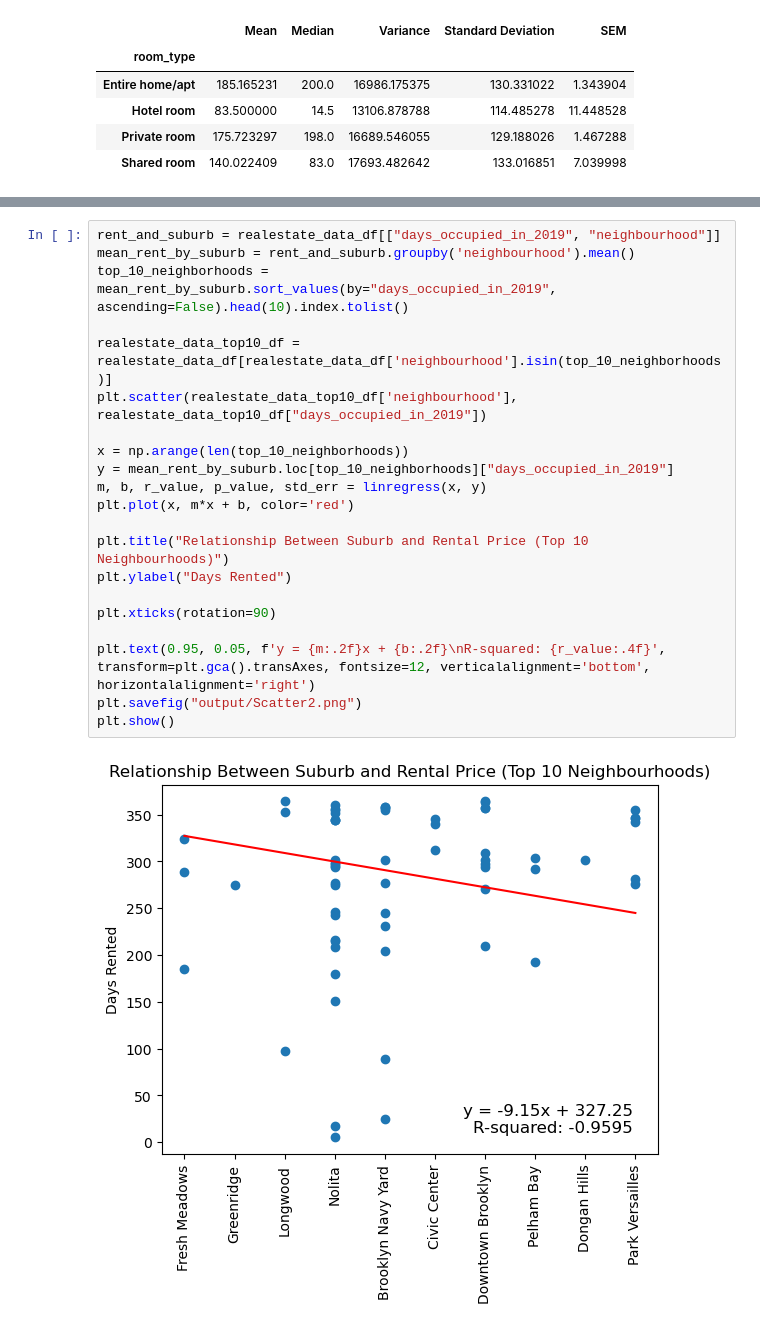
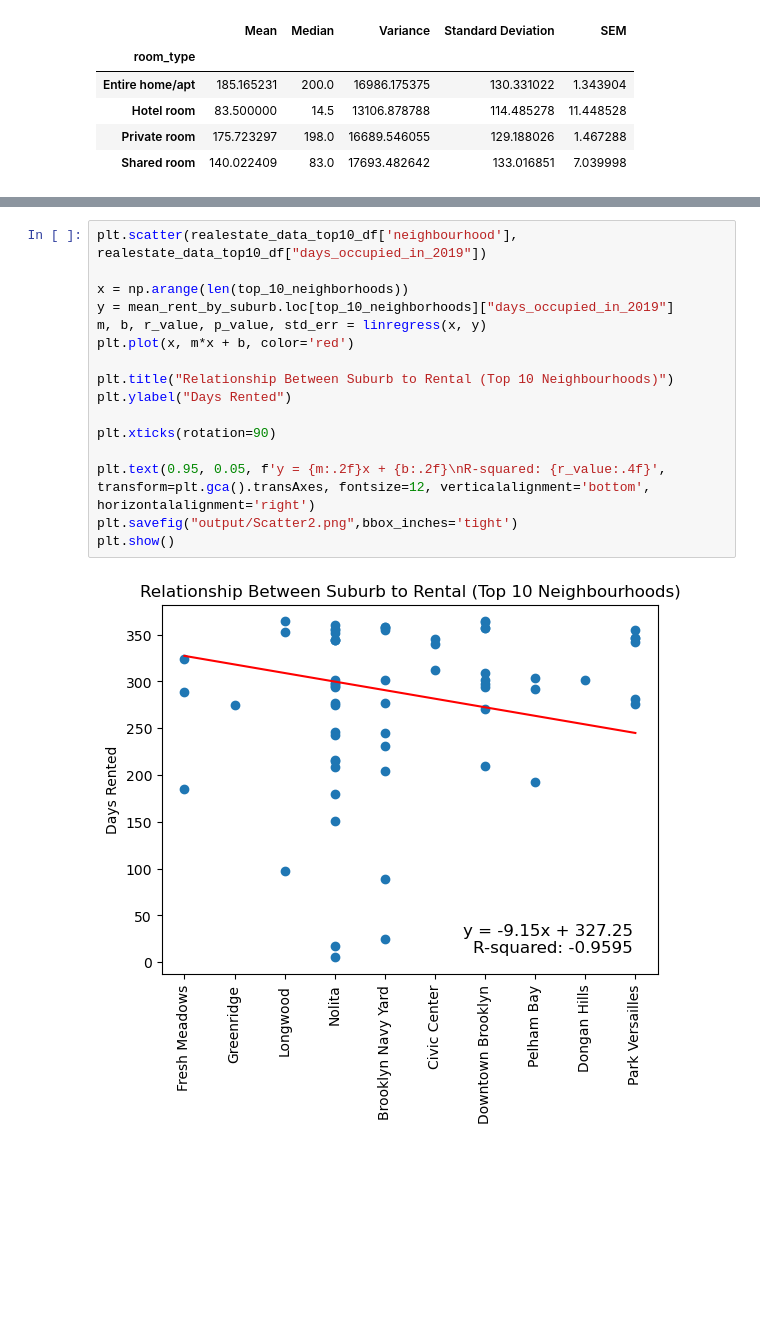
Before and after one commit to RLButch/group-project-1, a Jupyter notebook: NYRentalListingAnalysis.ipynb, the cells around one changed output, grey strips where cells are left out. Cells and saved outputs as stored; diff of their text form; blank space fills up the shorter version.

```diff
--- a/NYRentalListingAnalysis.ipynb
+++ b/NYRentalListingAnalysis.ipynb
@@ -123,28 +121,23 @@ plt.show()
 # %% [output]
 [figure]
 # %%
-rent_and_suburb = realestate_data_df[["days_occupied_in_2019", "neighbourhood"]]
-mean_rent_by_suburb = rent_and_suburb.groupby('neighbourhood').mean()
-top_10_neighborhoods = mean_rent_by_suburb.sort_values(by="days_occupied_in_2019", ascending=False).head(10).index.tolist()
-
-realestate_data_top10_df = realestate_data_df[realestate_data_df['neighbourhood'].isin(top_10_neighborhoods)]
 plt.scatter(realestate_data_top10_df['neighbourhood'], realestate_data_top10_df["days_occupied_in_2019"])
 
 x = np.arange(len(top_10_neighborhoods))
 y = mean_rent_by_suburb.loc[top_10_neighborhoods]["days_occupied_in_2019"]
 m, b, r_value, p_value, std_err = linregress(x, y)
 plt.plot(x, m*x + b, color='red')
 
-plt.title("Relationship Between Suburb and Rental Price (Top 10 Neighbourhoods)")
+plt.title("Relationship Between Suburb to Rental (Top 10 Neighbourhoods)")
 plt.ylabel("Days Rented")
 
 plt.xticks(rotation=90)
 
 plt.text(0.95, 0.05, f'y = {m:.2f}x + {b:.2f}\nR-squared: {r_value:.4f}', transform=plt.gca().transAxes, fontsize=12, verticalalignment='bottom', horizontalalignment='right')
-plt.savefig("output/Scatter2.png")
+plt.savefig("output/Scatter2.png",bbox_inches='tight')
 plt.show()
 # %% [output]
-[figure, old version]
+[figure, new version]
 # %%
 days_occupied_2019 = realestate_data_df["days_occupied_in_2019"].tolist()
 prices = realestate_data_df['price'].tolist()
```
Also changed, not shown: parts of 4 cells of this notebook, 2 other files.
